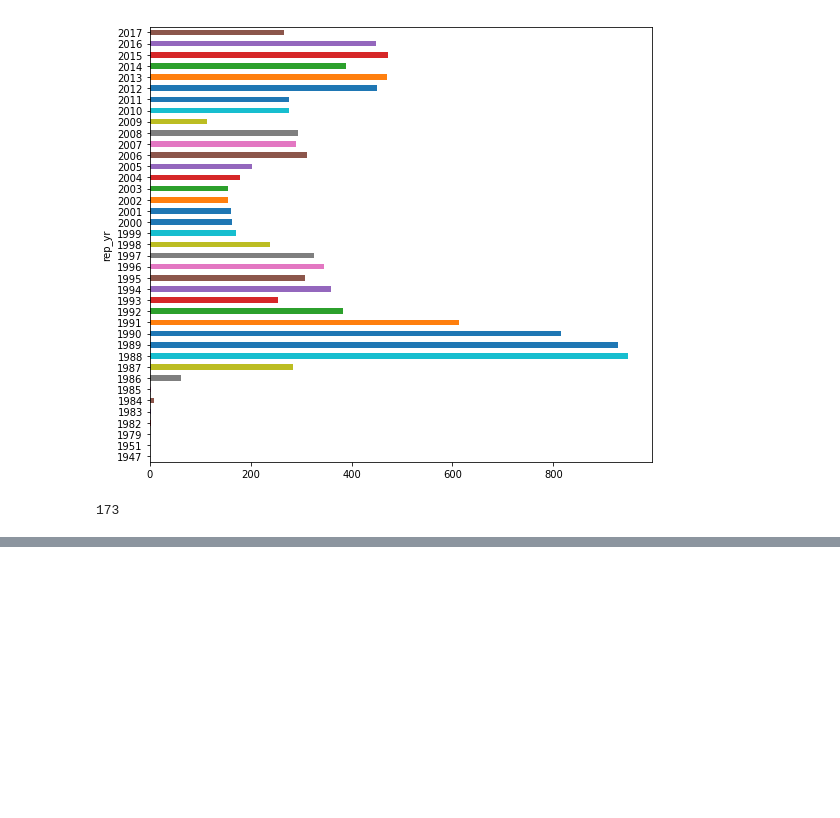
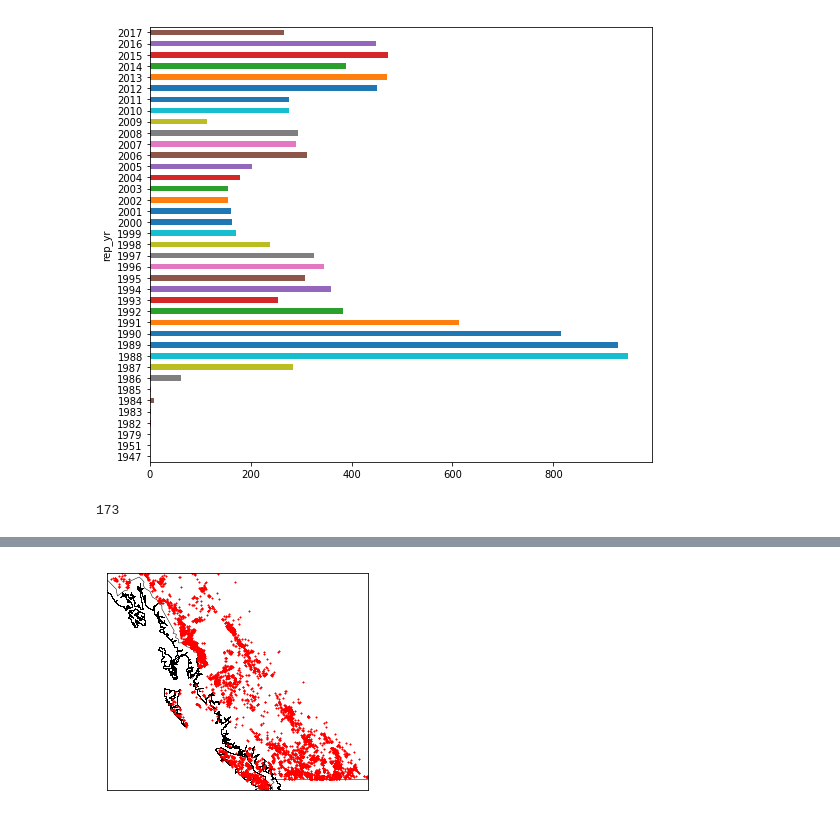
Before and after one commit to produvia/mapo, a Jupyter notebook: EDA/2018-04-01-minfile-analysis-datestamps.ipynb, the cells around one changed output, grey strips where cells are left out. Cells and saved outputs as stored; diff of their text form; code cells hidden in the pictures; blank space fills up the shorter version.

Commit message:
feat: plot minfile
- Added map plots for minfile

```diff
--- a/EDA/2018-04-01-minfile-analysis-datestamps.ipynb
+++ b/EDA/2018-04-01-minfile-analysis-datestamps.ipynb
@@ -242,0 +253,2 @@ len(gold)
+# %%
+mf_minerals = pd.read_csv('../data/MINFILE_Minerals.csv', encoding='latin')
@@ -242,0 +264,11 @@ len(gold)
+# %%
+# Transform the data set so that commodity codes and names are now in rows instead of columns
+mf_minerals = pd.melt(mf_minerals,
+        id_vars=[x for x in mf_minerals.columns if 'COMMODITY_CODE' not in x],
+        value_vars=[x for x in mf_minerals.columns if 'COMMODITY_CODE' in x],
+        var_name="commodity_code_ph", value_name="commodity_code")
+
+mf_minerals = pd.melt(mf_minerals,
+        id_vars=[x for x in mf_minerals.columns if 'COMMODITY_DESCRIPTION' not in x],
+        value_vars=[x for x in mf_minerals.columns if 'COMMODITY_DESCRIPTION' in x],
+        var_name="commodity_ph", value_name="commodity")
@@ -242,0 +284,11 @@ len(gold)
+# %%
+mf_minerals = mf_minerals.rename(index=str, columns={
+    "DECIMAL_LONGITUDE": "long83",
+    "DECIMAL_LATITUDE": "lat83"
+})
+# %%
+mf_minerals.commodity = mf_minerals.commodity.str.strip()
+# %%
+plot_map(mf_minerals, "Gold")
+# %% [output]
+[figure, added]
```
Also changed, not shown: parts of 11 cells of this notebook.
